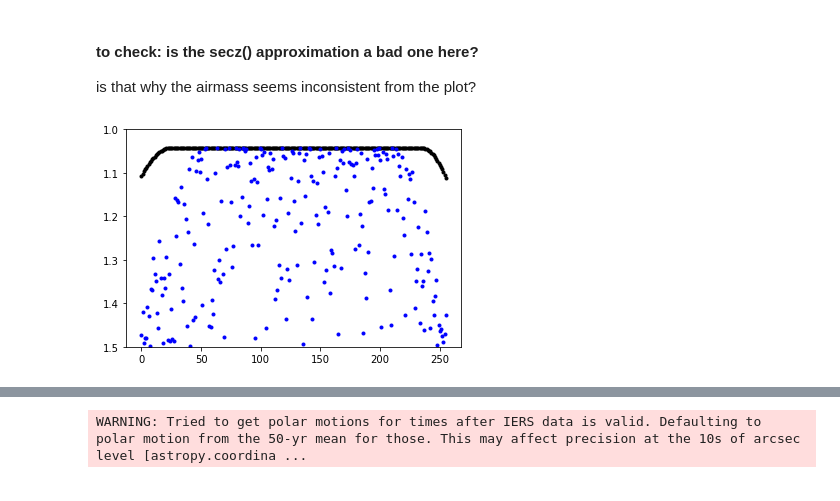
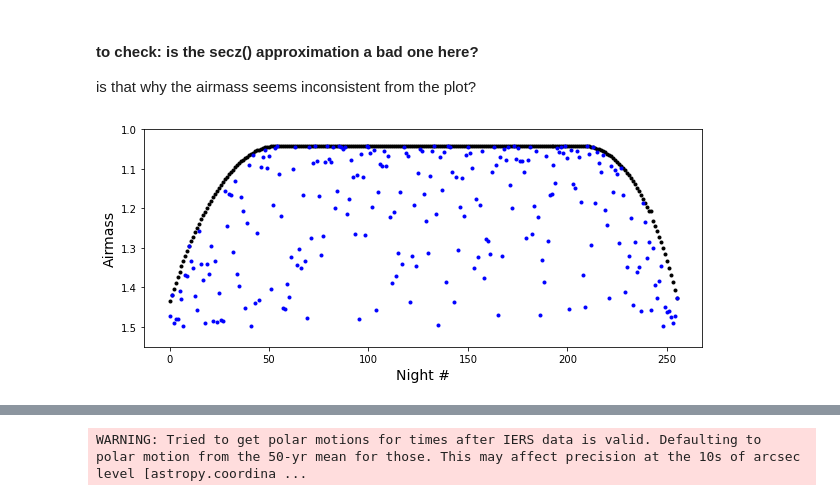
Before and after one commit to megbedell/thethethe, a Jupyter notebook: window-functions.ipynb, the cells around one changed output, grey strips where cells are left out. Saved outputs shown, nothing was run; the diff lists cells and outputs as text; code cells hidden in the pictures.

```diff
--- a/window-functions.ipynb
+++ b/window-functions.ipynb
@@ -110,12 +124,15 @@ np.sum(np.isfinite(t_randomized))
 # %% [markdown]
 #### to check: is the secz() approximation a bad one here?
 is that why the airmass seems inconsistent from the plot?
-# %%
-plt.plot(airmasses_zenith, 'k.')
-plt.plot(airmasses_random, 'b.')
-plt.ylim([1.5,1.0]);
-# %% [output]
-[figure, removed]
+# %%
+fig, ax = plt.subplots(1,1,figsize=(10,4))
+ax.plot(airmasses_zenith, 'k.')
+ax.plot(airmasses_random, 'b.')
+ax.set_ylim([1.55,1.0])
+ax.set_ylabel('Airmass', fontsize=14)
+ax.set_xlabel('Night #', fontsize=14);
+# %% [output]
+[figure, added]
 # %%
 day_inds = np.arange(len(t_zeniths))
 plt.scatter(day_inds, t_zeniths % 1.0, label='zenith', s=6)
```
Also changed, not shown: parts of 18 cells of this notebook.
